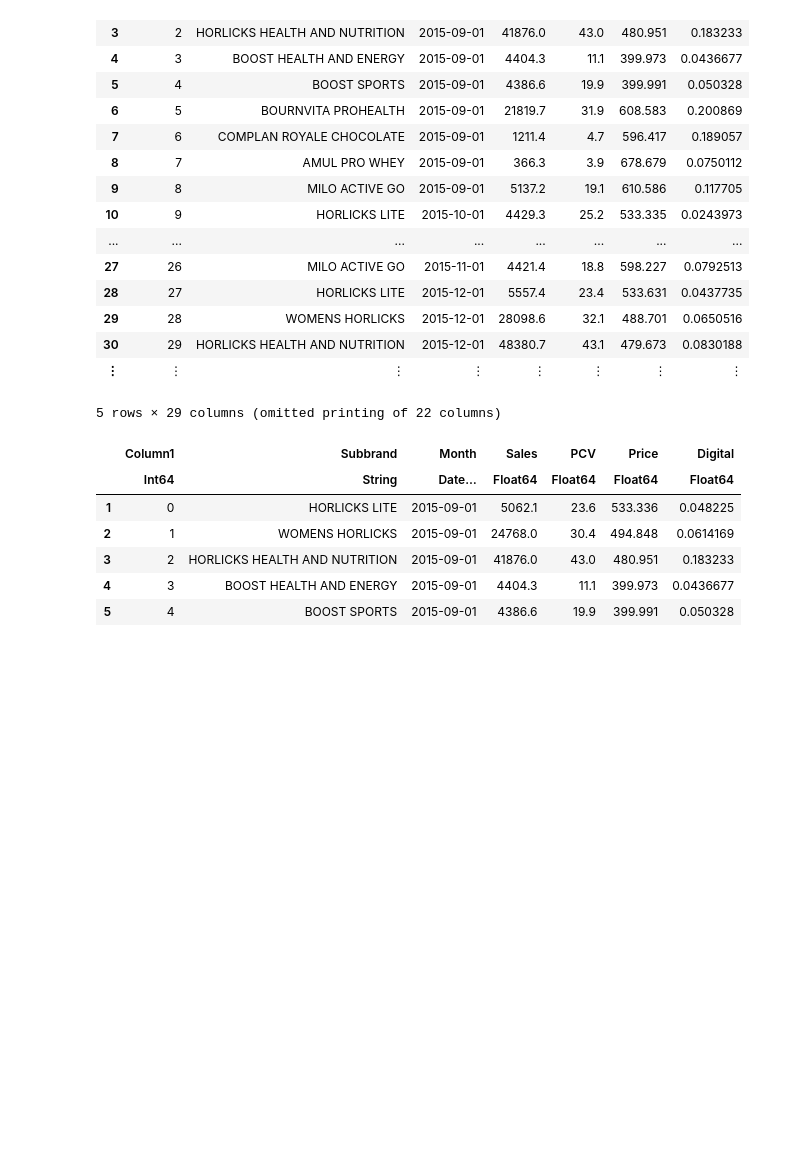
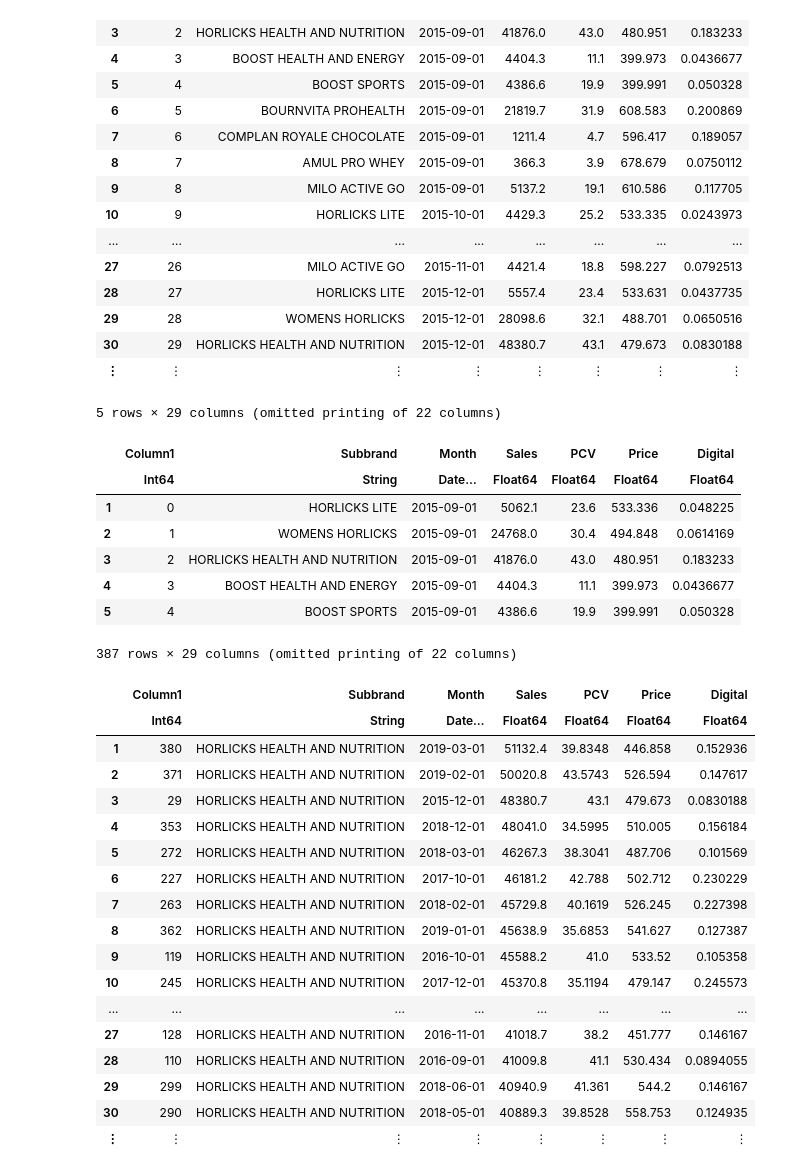
Before and after one commit to Nihal-197/julia---HackerEarth-Problems-Data-Science, a Jupyter notebook: Data Manipulation and Visualization/Data Manipulation and Visualization.ipynb, the cells around one changed output. Cells and saved outputs as stored; diff of their text form; code cells hidden in the pictures; blank space fills up the shorter version.

```diff
--- a/Data Manipulation and Visualization/Data Manipulation and Visualization.ipynb
+++ b/Data Manipulation and Visualization/Data Manipulation and Visualization.ipynb
@@ -449,3 +449,25 @@ first(iris, 5)
 | 3 | 2 | HORLICKS HEALTH AND NUTRITION | 2015-09-01 | 41876.0 | 43.0 | 480.951 | 0.183233 |
 | 4 | 3 | BOOST HEALTH AND ENERGY | 2015-09-01 | 4404.3 | 11.1 | 399.973 | 0.0436677 |
 | 5 | 4 | BOOST SPORTS | 2015-09-01 | 4386.6 | 19.9 | 399.991 | 0.050328 |
+# %%
+sort(iris, [:Sales, :Price], rev = (true, false)) #sorting by columns
+# %% [output]
+387 rows × 29 columns (omitted printing of 22 columns)
+|  | Column1 | Subbrand | Month | Sales | PCV | Price | Digital |
+|  | Int64 | String | Date… | Float64 | Float64 | Float64 | Float64 |
+| 1 | 380 | HORLICKS HEALTH AND NUTRITION | 2019-03-01 | 51132.4 | 39.8348 | 446.858 | 0.152936 |
+| 2 | 371 | HORLICKS HEALTH AND NUTRITION | 2019-02-01 | 50020.8 | 43.5743 | 526.594 | 0.147617 |
+| 3 | 29 | HORLICKS HEALTH AND NUTRITION | 2015-12-01 | 48380.7 | 43.1 | 479.673 | 0.0830188 |
+| 4 | 353 | HORLICKS HEALTH AND NUTRITION | 2018-12-01 | 48041.0 | 34.5995 | 510.005 | 0.156184 |
+| 5 | 272 | HORLICKS HEALTH AND NUTRITION | 2018-03-01 | 46267.3 | 38.3041 | 487.706 | 0.101569 |
+| 6 | 227 | HORLICKS HEALTH AND NUTRITION | 2017-10-01 | 46181.2 | 42.788 | 502.712 | 0.230229 |
+| 7 | 263 | HORLICKS HEALTH AND NUTRITION | 2018-02-01 | 45729.8 | 40.1619 | 526.245 | 0.227398 |
+| 8 | 362 | HORLICKS HEALTH AND NUTRITION | 2019-01-01 | 45638.9 | 35.6853 | 541.627 | 0.127387 |
+| 9 | 119 | HORLICKS HEALTH AND NUTRITION | 2016-10-01 | 45588.2 | 41.0 | 533.52 | 0.105358 |
+| 10 | 245 | HORLICKS HEALTH AND NUTRITION | 2017-12-01 | 45370.8 | 35.1194 | 479.147 | 0.245573 |
+| ... | ... | ... | ... | ... | ... | ... | ... |
+| 27 | 128 | HORLICKS HEALTH AND NUTRITION | 2016-11-01 | 41018.7 | 38.2 | 451.777 | 0.146167 |
+| 28 | 110 | HORLICKS HEALTH AND NUTRITION | 2016-09-01 | 41009.8 | 41.1 | 530.434 | 0.0894055 |
+| 29 | 299 | HORLICKS HEALTH AND NUTRITION | 2018-06-01 | 40940.9 | 41.361 | 544.2 | 0.146167 |
+| 30 | 290 | HORLICKS HEALTH AND NUTRITION | 2018-05-01 | 40889.3 | 39.8528 | 558.753 | 0.124935 |
+| ⋮ | ⋮ | ⋮ | ⋮ | ⋮ | ⋮ | ⋮ | ⋮ |
```
Also changed, not shown: parts of 7 cells of this notebook.
